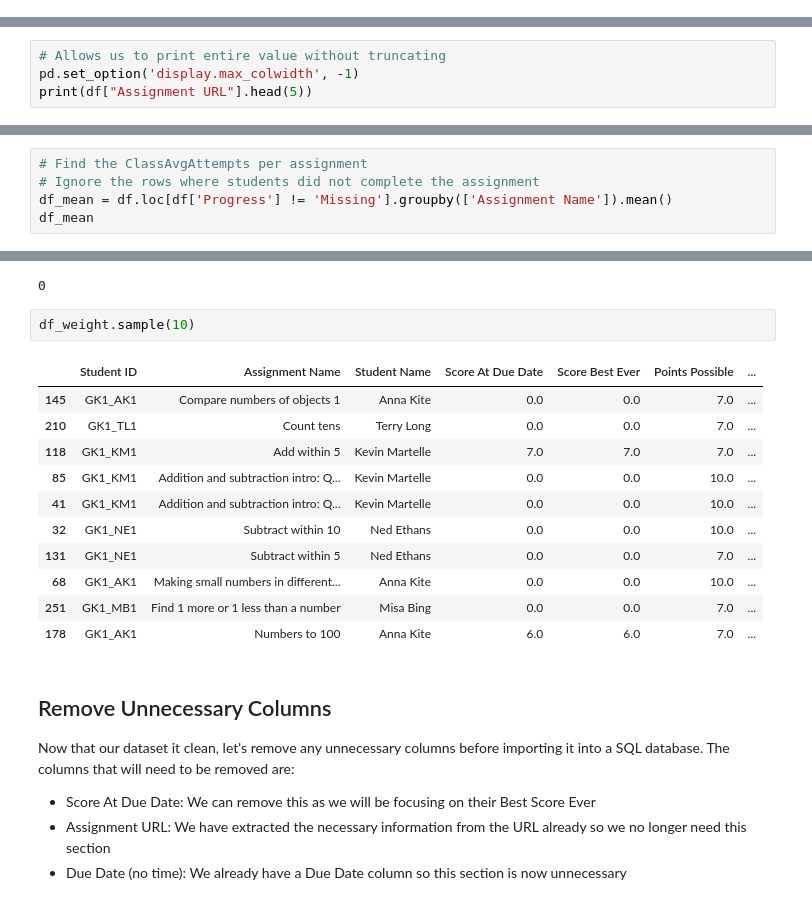
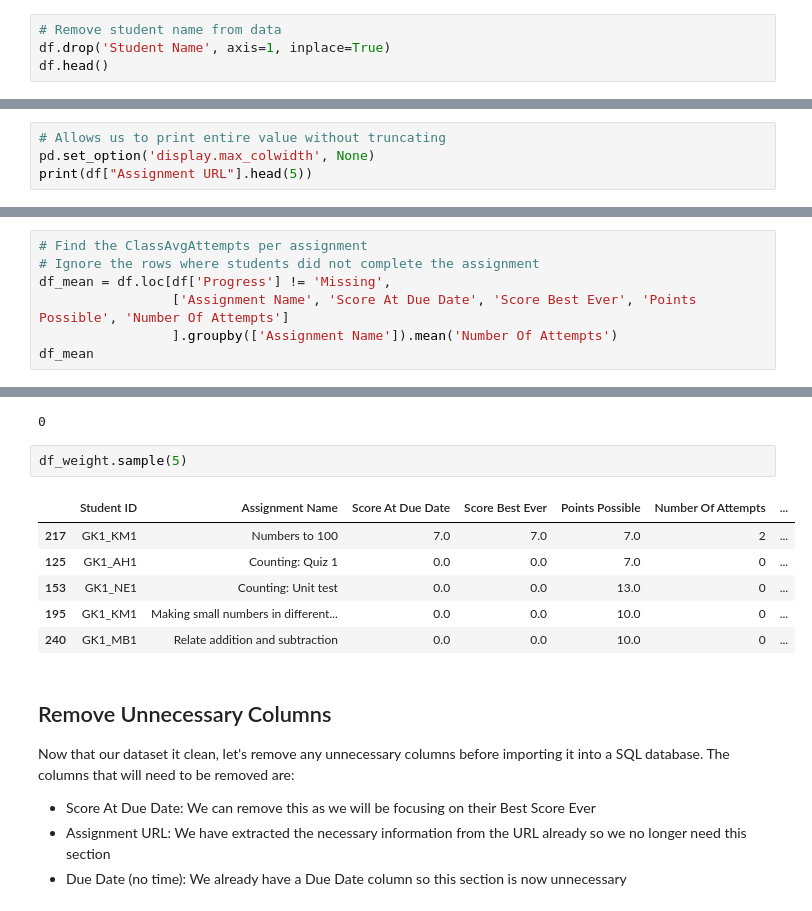
Before and after one commit to kle96/student-dashboard, a Jupyter notebook: data_cleaning/data_cleaning1.ipynb, the cells around one changed output, grey strips where cells are left out. Drawn from its saved outputs; the diff is of its cells as text.

Commit message:
remove student names and update groupby mean formulas

```diff
--- a/data_cleaning/data_cleaning1.ipynb
+++ b/data_cleaning/data_cleaning1.ipynb
@@ -123,0 +110,4 @@ df.head()
+# %%
+# Remove student name from data
+df.drop('Student Name', axis=1, inplace=True)
+df.head()
@@ -380,7 +390,7 @@ df['Points Possible'].isna().sum()
 Although the class is filled with kindergarten and 1st graders, the assignments vary in difficulty. We will need to find the unique assignment levels from the URL.
 # %%
 # Allows us to print entire value without truncating
-pd.set_option('display.max_colwidth', -1)
+pd.set_option('display.max_colwidth', None)
 print(df["Assignment URL"].head(5))
 # %% [output]
 0    https://www.khanacademy.org/math/cc-kindergarten-math/cc-kindergarten-counting/kindergarten-comparing-numbers/e/comparing-numbers-through-10
@@ -456,7 +485,9 @@ Where ClassAvgAttempts is the average number of attempts for the assignment.
 # %%
 # Find the ClassAvgAttempts per assignment
 # Ignore the rows where students did not complete the assignment
-df_mean = df.loc[df['Progress'] != 'Missing'].groupby(['Assignment Name']).mean()
+df_mean = df.loc[df['Progress'] != 'Missing',
+                 ['Assignment Name', 'Score At Due Date', 'Score Best Ever', 'Points Possible', 'Number Of Attempts']
+                 ].groupby(['Assignment Name']).mean('Number Of Attempts')
 df_mean
 # %% [output]
 |  | Score At Due Date | Score Best Ever | Points Possible | Number Of Attempts |
@@ -497,19 +528,14 @@ len(df_weight.loc[df_weight['Weighted Score'].isna() == True,])
 # %% [output]
 0
 # %%
-df_weight.sample(10)
+df_weight.sample(5)
 # %% [output]
-|  | Student ID | Assignment Name | Student Name | Score At Due Date | Score Best Ever | Points Possible | ... |
-| 145 | GK1_AK1 | Compare numbers of objects 1 | Anna Kite | 0.0 | 0.0 | 7.0 | ... |
-| 210 | GK1_TL1 | Count tens | Terry Long | 0.0 | 0.0 | 7.0 | ... |
-| 118 | GK1_KM1 | Add within 5 | Kevin Martelle | 7.0 | 7.0 | 7.0 | ... |
-| 85 | GK1_KM1 | Addition and subtraction intro: Q... | Kevin Martelle | 0.0 | 0.0 | 10.0 | ... |
-| 41 | GK1_KM1 | Addition and subtraction intro: Q... | Kevin Martelle | 0.0 | 0.0 | 10.0 | ... |
-| 32 | GK1_NE1 | Subtract within 10 | Ned Ethans | 0.0 | 0.0 | 10.0 | ... |
-| 131 | GK1_NE1 | Subtract within 5 | Ned Ethans | 0.0 | 0.0 | 7.0 | ... |
-| 68 | GK1_AK1 | Making small numbers in different... | Anna Kite | 0.0 | 0.0 | 10.0 | ... |
-| 251 | GK1_MB1 | Find 1 more or 1 less than a number | Misa Bing | 0.0 | 0.0 | 7.0 | ... |
-| 178 | GK1_AK1 | Numbers to 100 | Anna Kite | 6.0 | 6.0 | 7.0 | ... |
+|  | Student ID | Assignment Name | Score At Due Date | Score Best Ever | Points Possible | Number Of Attempts | ... |
+| 217 | GK1_KM1 | Numbers to 100 | 7.0 | 7.0 | 7.0 | 2 | ... |
+| 125 | GK1_AH1 | Counting: Quiz 1 | 0.0 | 0.0 | 7.0 | 0 | ... |
+| 153 | GK1_NE1 | Counting: Unit test | 0.0 | 0.0 | 13.0 | 0 | ... |
+| 195 | GK1_KM1 | Making small numbers in different... | 0.0 | 0.0 | 10.0 | 0 | ... |
+| 240 | GK1_MB1 | Relate addition and subtraction | 0.0 | 0.0 | 10.0 | 0 | ... |
 # %% [markdown]
 ## Remove Unnecessary Columns
 Now that our dataset it clean, let's remove any unnecessary columns before importing it into a SQL database. The columns that will need to be removed are:
```
Also changed, not shown: parts of 16 cells of this notebook, 1 other file.
